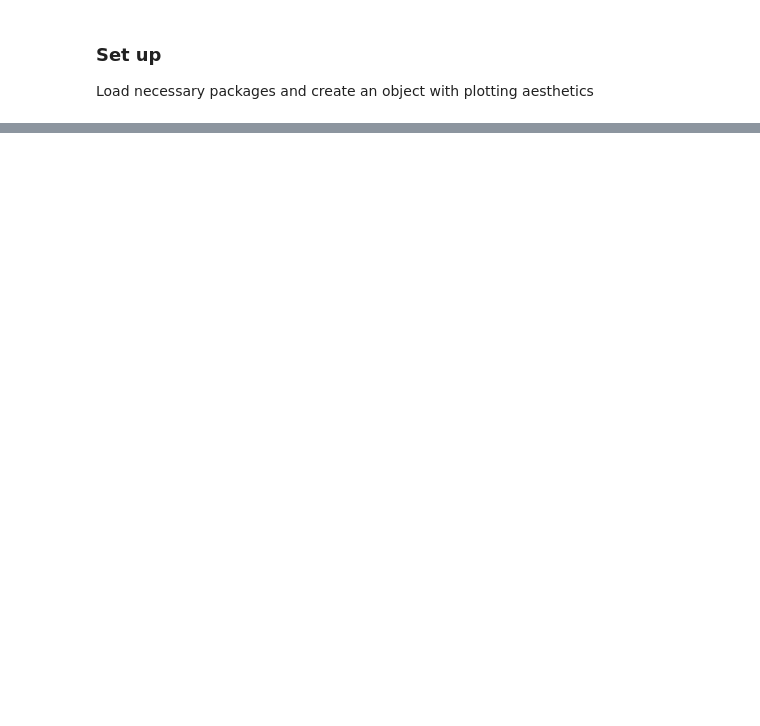
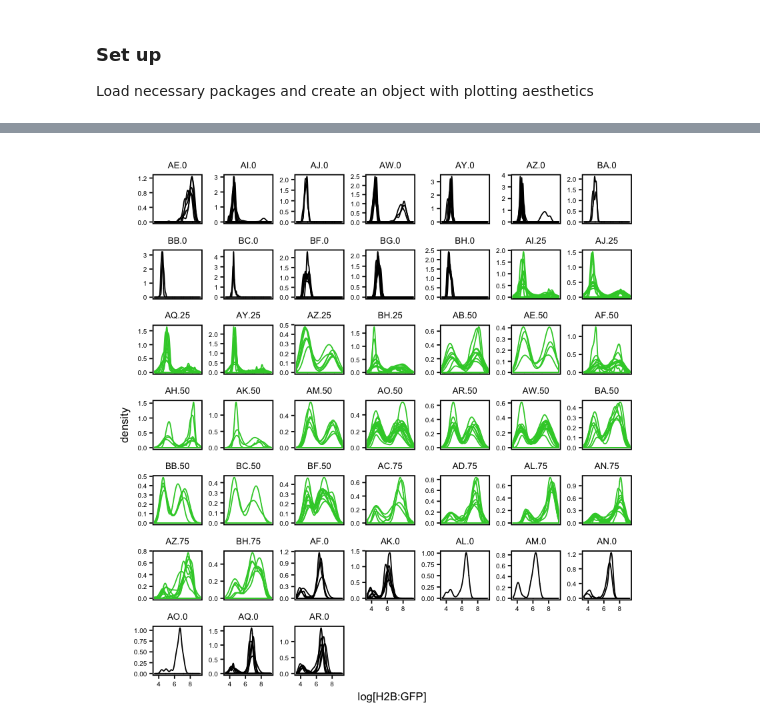
Before and after one commit to nestorsaiz/saiz-et-al_2020, a Jupyter notebook: notebooks/GFP-classification.ipynb, the cells around one changed output, grey strips where cells are left out. Saved outputs shown, nothing was run; the diff lists cells and outputs as text; code cells hidden in the pictures; blank space fills up the shorter version.

Commit message:
plots to visualize data distribution

```diff
--- a/notebooks/GFP-classification.ipynb
+++ b/notebooks/GFP-classification.ipynb
@@ -36,0 +58,2 @@ Read in data
+# %%
+g6.chimeras <- read.csv('../data/processed/emb-xim-processed.csv')
@@ -36,0 +68,27 @@ Read in data
+# %%
+curves <- ggplot(data = g6.chimeras %>% filter(Channel == 'CH2',
+                                               CH2.ab2 == 'af488.ck'))
+for(e in unique(g6.chimeras$Embryo_ID)){
+        curves <- curves + geom_density(data = g6.chimeras %>%
+                                                filter(Treatment == 'Chimera',
+                                                       Channel == 'CH2',
+                                                       Embryo_ID == e),
+                                        aes(x = CH2.logCor),
+                                        color = '#33cc33', alpha = 0.5)
+        curves <- curves + geom_density(data = g6.chimeras %>%
+                                                filter(Treatment == 'Control',
+                                                       Channel == 'CH2',
+                                                       Embryo_ID == e),
+                                        aes(x =  CH2.logCor),
+                                        color = 'black', alpha = 0.5)
+}
+curves <- curves + looks + theme(aspect.ratio = 1,
+                                 strip.text = element_text(size = 8),
+                                 axis.text = element_text(size = 6),
+                                 axis.title = element_text(size = 10))
+curves <- curves + labs(x = 'log[H2B:GFP]')
+curves <- curves + facet_wrap( ~ reorder(interaction(Litter, t0.donor),
+                                         t0.donor), scales = 'free_y')
+print(curves)
+# %% [output]
+[figure, added]
```
Also changed, not shown: parts of 15 cells of this notebook.
